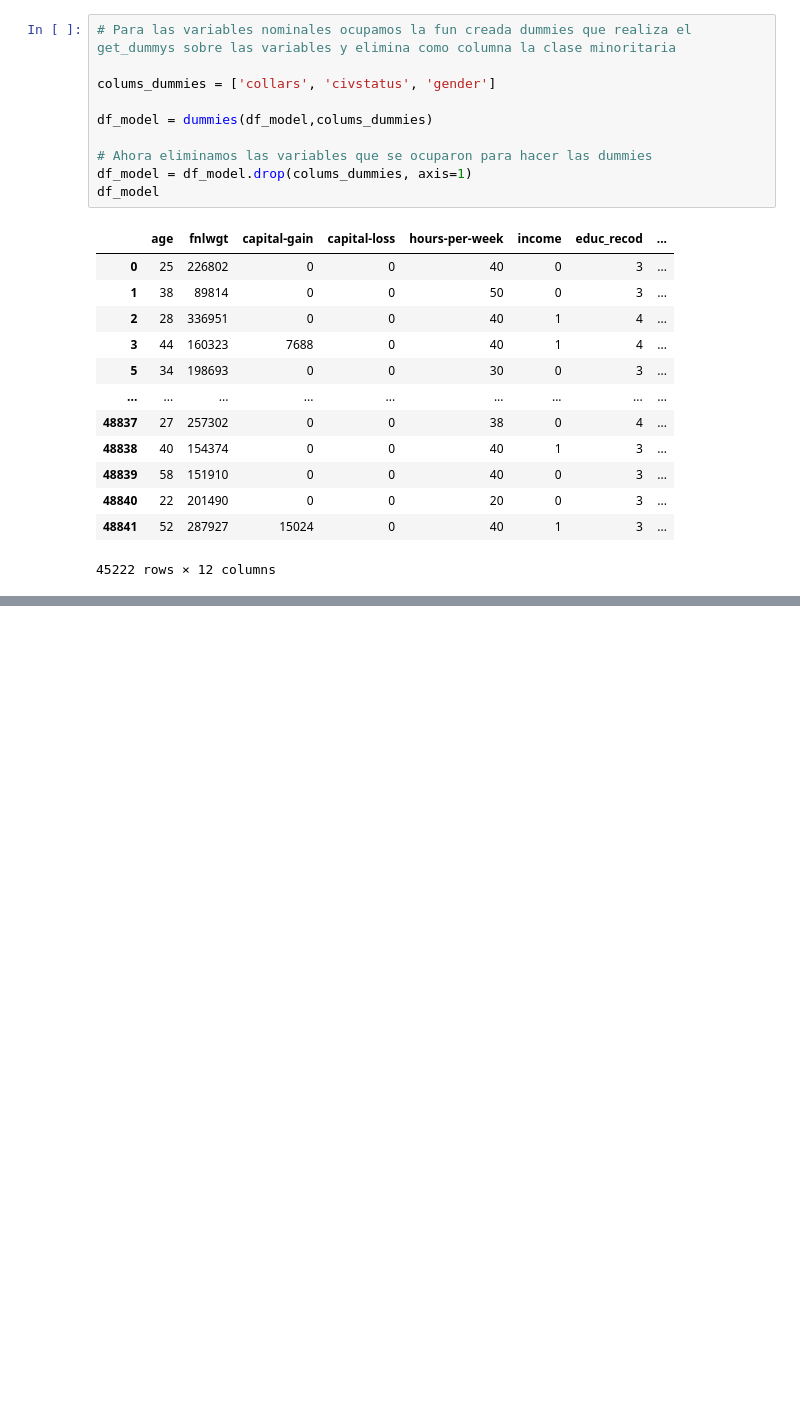
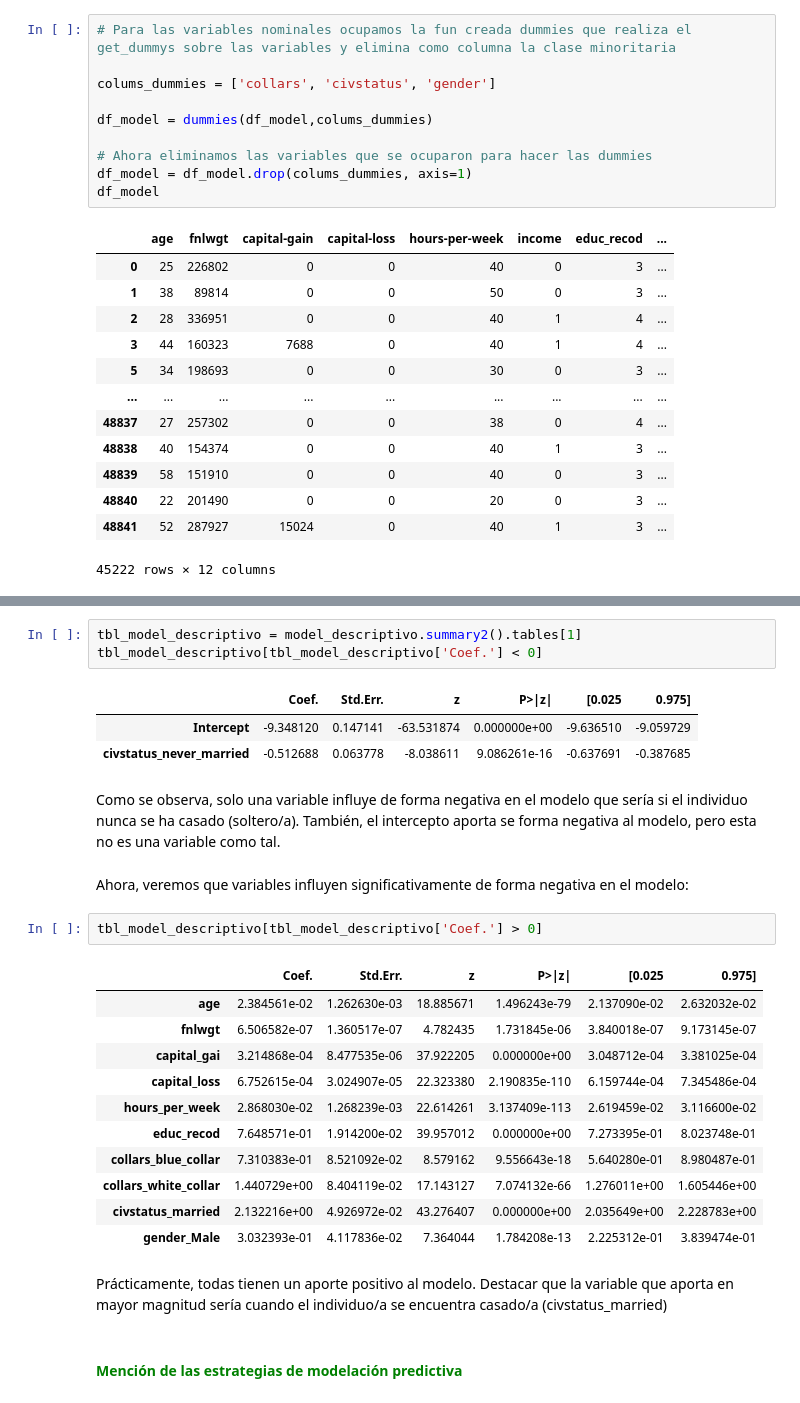
Before and after one commit to rodrigobarrazads/prueba2, a Jupyter notebook: Modulo2/Prueba/main_income.ipynb, the cells around one changed output, grey strips where cells are left out. Saved outputs shown, nothing was run; the diff lists cells and outputs as text; blank space fills up the shorter version.

```diff
--- a/Modulo2/Prueba/main_income.ipynb
+++ b/Modulo2/Prueba/main_income.ipynb
@@ -505,0 +556,29 @@ Por lo tanto, estamos listo para modelar.
+# %%
+tbl_model_descriptivo = model_descriptivo.summary2().tables[1]
+tbl_model_descriptivo[tbl_model_descriptivo['Coef.'] < 0]
+# %% [output]
+|  | Coef. | Std.Err. | z | P>|z| | [0.025 | 0.975] |
+| Intercept | -9.348120 | 0.147141 | -63.531874 | 0.000000e+00 | -9.636510 | -9.059729 |
+| civstatus_never_married | -0.512688 | 0.063778 | -8.038611 | 9.086261e-16 | -0.637691 | -0.387685 |
+# %% [markdown]
+Como se observa, solo una variable influye de forma negativa en el modelo que sería si el individuo nunca se ha casado (soltero/a). También, el intercepto aporta se forma negativa al modelo, pero esta no es una variable como tal.
+# %% [markdown]
+Ahora, veremos que variables influyen significativamente de forma negativa en el modelo:
+# %%
+tbl_model_descriptivo[tbl_model_descriptivo['Coef.'] > 0]
+# %% [output]
+|  | Coef. | Std.Err. | z | P>|z| | [0.025 | 0.975] |
+| age | 2.384561e-02 | 1.262630e-03 | 18.885671 | 1.496243e-79 | 2.137090e-02 | 2.632032e-02 |
+| fnlwgt | 6.506582e-07 | 1.360517e-07 | 4.782435 | 1.731845e-06 | 3.840018e-07 | 9.173145e-07 |
+| capital_gai | 3.214868e-04 | 8.477535e-06 | 37.922205 | 0.000000e+00 | 3.048712e-04 | 3.381025e-04 |
+| capital_loss | 6.752615e-04 | 3.024907e-05 | 22.323380 | 2.190835e-110 | 6.159744e-04 | 7.345486e-04 |
+| hours_per_week | 2.868030e-02 | 1.268239e-03 | 22.614261 | 3.137409e-113 | 2.619459e-02 | 3.116600e-02 |
+| educ_recod | 7.648571e-01 | 1.914200e-02 | 39.957012 | 0.000000e+00 | 7.273395e-01 | 8.023748e-01 |
+| collars_blue_collar | 7.310383e-01 | 8.521092e-02 | 8.579162 | 9.556643e-18 | 5.640280e-01 | 8.980487e-01 |
+| collars_white_collar | 1.440729e+00 | 8.404119e-02 | 17.143127 | 7.074132e-66 | 1.276011e+00 | 1.605446e+00 |
+| civstatus_married | 2.132216e+00 | 4.926972e-02 | 43.276407 | 0.000000e+00 | 2.035649e+00 | 2.228783e+00 |
+| gender_Male | 3.032393e-01 | 4.117836e-02 | 7.364044 | 1.784208e-13 | 2.225312e-01 | 3.839474e-01 |
+# %% [markdown]
+Prácticamente, todas tienen un aporte positivo al modelo. Destacar que la variable que aporta en mayor magnitud sería cuando el individuo/a se encuentra casado/a (civstatus_married)
+# %% [markdown]
+#### **<font color='green'>Mención de las estrategias de modelación predictiva</font>**
```
Also changed, not shown: parts of 50 cells of this notebook, 1 other file.
